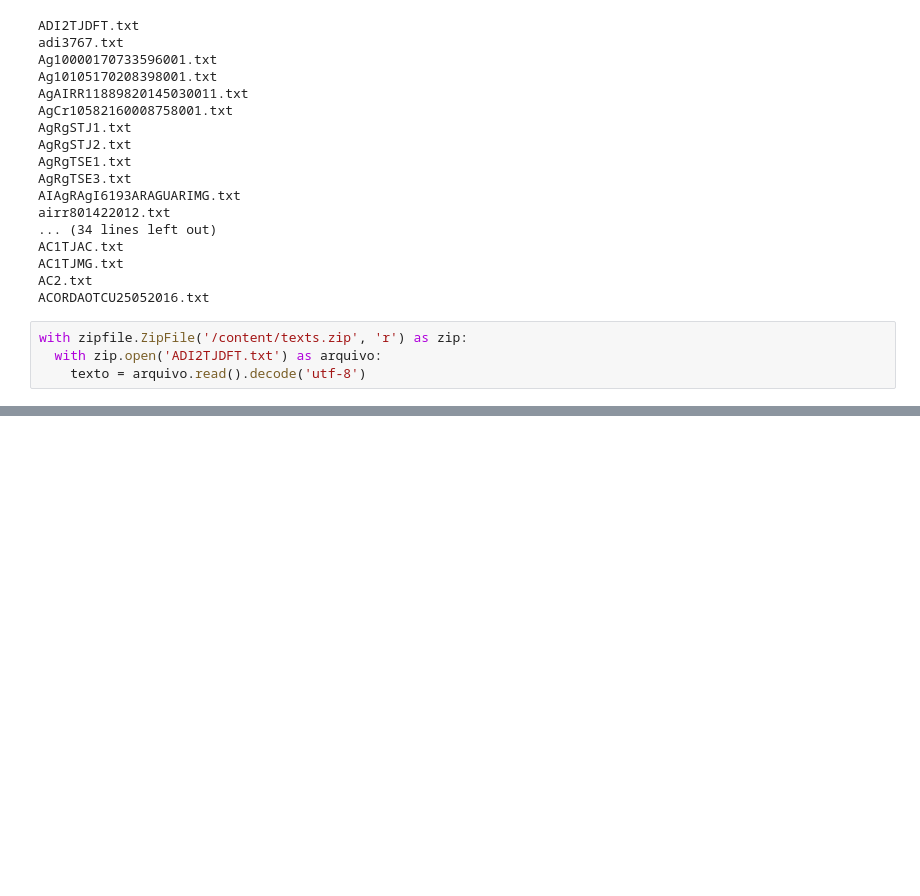
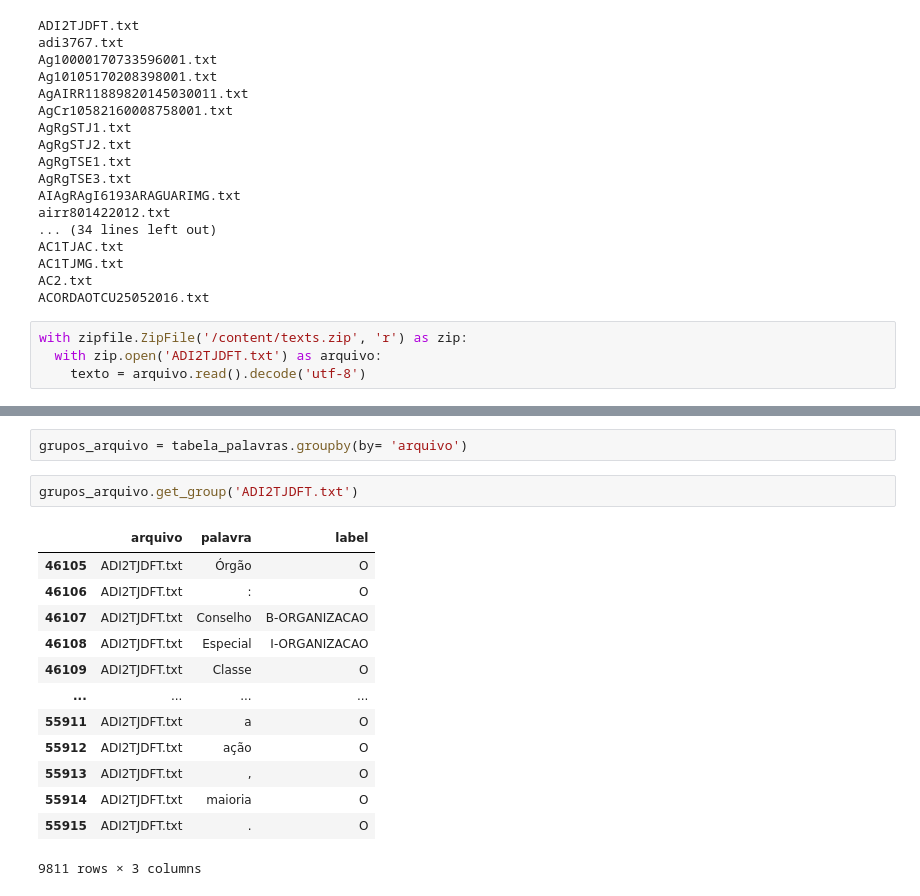
Before and after one commit to RaphaelSerrano12/Projetos-IA-Big-Data, a Jupyter notebook: Reconhecimento_de_entidades.ipynb, the cells around one changed output, grey strips where cells are left out. Cells and saved outputs as stored; diff of their text form; blank space fills up the shorter version.

```diff
--- a/Reconhecimento_de_entidades.ipynb
+++ b/Reconhecimento_de_entidades.ipynb
@@ -46,0 +275,18 @@ with zipfile.ZipFile('/content/texts.zip', 'r') as zip:
+# %%
+grupos_arquivo = tabela_palavras.groupby(by= 'arquivo')
+# %%
+grupos_arquivo.get_group('ADI2TJDFT.txt')
+# %% [output]
+|  | arquivo | palavra | label |
+| 46105 | ADI2TJDFT.txt | Órgão | O |
+| 46106 | ADI2TJDFT.txt | : | O |
+| 46107 | ADI2TJDFT.txt | Conselho | B-ORGANIZACAO |
+| 46108 | ADI2TJDFT.txt | Especial | I-ORGANIZACAO |
+| 46109 | ADI2TJDFT.txt | Classe | O |
+| ... | ... | ... | ... |
+| 55911 | ADI2TJDFT.txt | a | O |
+| 55912 | ADI2TJDFT.txt | ação | O |
+| 55913 | ADI2TJDFT.txt | , | O |
+| 55914 | ADI2TJDFT.txt | maioria | O |
+| 55915 | ADI2TJDFT.txt | . | O |
+9811 rows × 3 columns
```
Also changed, not shown: parts of 21 cells of this notebook.
